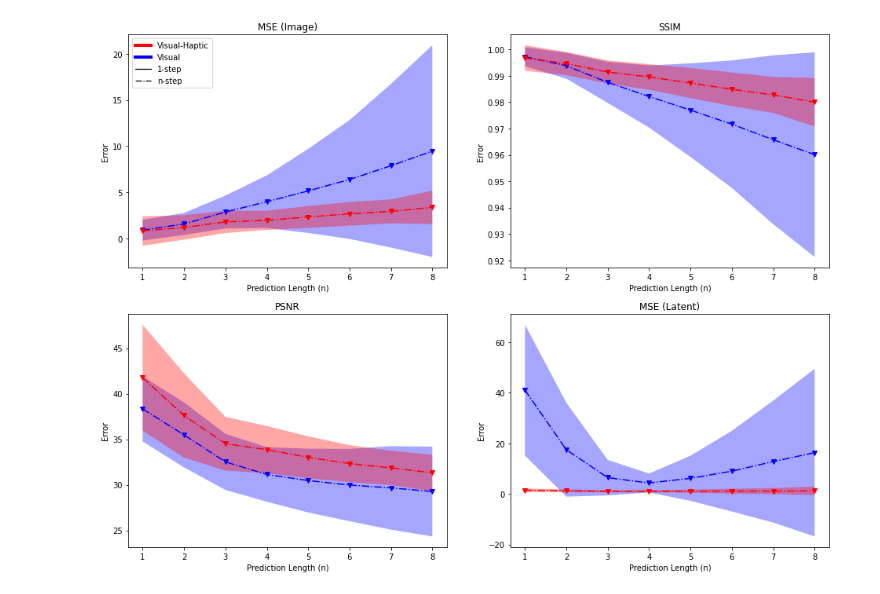
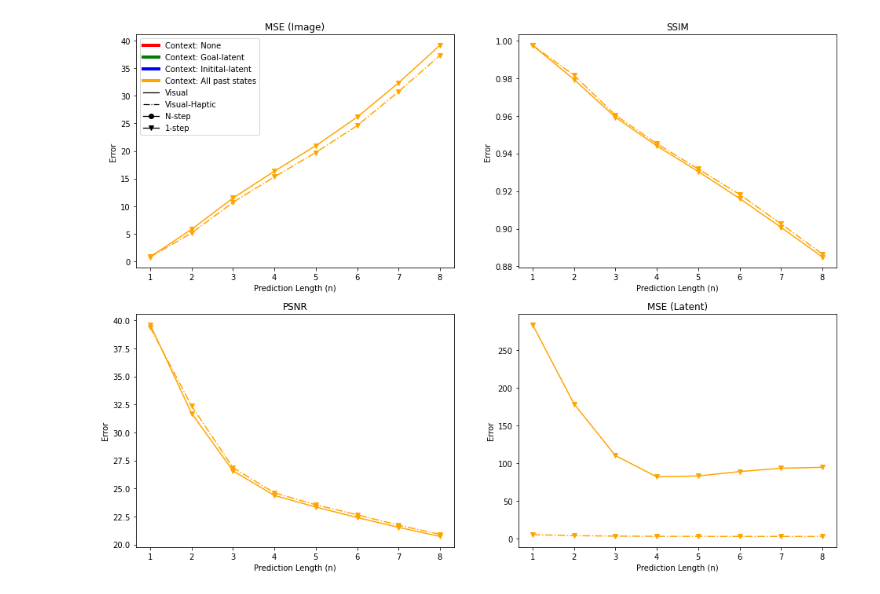
Before and after one commit to utiasSTARS/visual-haptic-dynamics, a Jupyter notebook: experiments/notebooks/benchmarks_visualpusher.ipynb, the cells around one changed output. Cells and saved outputs as stored; diff of their text form; code cells hidden in the pictures.

```diff
--- a/experiments/notebooks/benchmarks_visualpusher.ipynb
+++ b/experiments/notebooks/benchmarks_visualpusher.ipynb
@@ -18,9 +22,11 @@ args = ObjectView({'res': 64,
  'dataset_path': '/home/olimoyo/visual-haptic-dynamics/experiments/data/datasets/{}'
                    .format("visual_haptic_2D_len16_osc_withGT_8C12919B740845539C0E75B5CBAF7965.pkl"),
  'models_dir': '/home/olimoyo/visual-haptic-dynamics/saved_models/{}'
-                   .format("vaughan/osc"),
+                   .format("vaughan/test"),
  'device': 'cuda:1',
  'up_to_n_pred': 8,
+ 'n_initial': 2,
+ 'n_final': 2
 })
 
 def load_models_dir(models_dir):
@@ -225,19 +270,23 @@ fig, axs = plt.subplots(2, 2, figsize=(16,12))
 
 def add_data_to_plot(name, data, var=True):
     if "vha" in name:
-        color = "r"
-    else:
-        color = "b"
-
-    if "nstep" in name:
         linestyle = "-."
     else:
         linestyle = "-"
 
-    if "nl" in name:
+    if "nstep" in name:
         marker = "o"
     else:
         marker = "v"
+
+    if "goallatent" in name:
+        color = "g"
+    elif "none" in name:
+        color = "r"
+    elif "allpaststates" in name:
+        color = "orange"
+    else:
+        color = "b"
 
     plot_data = {'MSE_x': {"mu":[], "std":[]},
                  'SSIM': {"mu":[], "std":[]},
@@ -254,13 +303,24 @@ def add_data_to_plot(name, data, var=True):
         plot_data['MSE_z']["std"].append(v['MSE_z']["std"])
 
     custom_lines = [Line2D([0], [0], color="r", lw=4),
+                    Line2D([0], [0], color="g", lw=4),
                     Line2D([0], [0], color="b", lw=4),
+                    Line2D([0], [0], color="orange", lw=4),
                     Line2D([0], [0], color="black", linestyle="-", lw=1.25),
-                    Line2D([0], [0], color="black", linestyle="-.", lw=1.25)]
+                    Line2D([0], [0], color="black", linestyle="-.", lw=1.25),
+                    Line2D([0], [0], color="black", marker="o", lw=1.25),
+                    Line2D([0], [0], color="black", marker="v", lw=1.25)]
 
     axs[0,0].legend(
         custom_lines,
-        ['Visual-Haptic', 'Visual', '1-step', 'n-step'],
+        ['Context: None',
+         'Context: Goal-latent',
+         'Context: Initital-latent',
+         'Context: All past states',
+         'Visual',
+         'Visual-Haptic',
+         'N-step',
+         '1-step'],
         loc='upper left'
     )
 
@@ -311,33 +371,33 @@ def add_data_to_plot(name, data, var=True):
         )
     axs[1,1].plot(
         list(range(1, len(plot_data['MSE_z']["mu"]) + 1)),
         plot_data['MSE_z']["mu"],
         color=color,
         linestyle=linestyle,
         marker=marker
     )
     if var:
         axs[1,1].fill_between(
             list(range(1, len(plot_data['MSE_z']["mu"]) + 1)),
             [a_i + b_i for a_i, b_i in zip(plot_data['MSE_z']["mu"], plot_data['MSE_z']["std"])],
             [a_i - b_i for a_i, b_i in zip(plot_data['MSE_z']["mu"], plot_data['MSE_z']["std"])],
             facecolor=color,
             alpha=0.35
         )
 
     for ii in range(axs.shape[0]):
         for jj in range(axs.shape[1]):
             axs[ii, jj].set_xlabel("Prediction Length (n)")
             axs[ii, jj].set_ylabel("Error")
 
     axs[0,0].set_title("MSE (Image)")
     axs[0,1].set_title("SSIM")
     axs[1,0].set_title("PSNR")
     axs[1,1].set_title("MSE (Latent)")
 
 
 for k, v in analysis_data.items():
-    if "nstep" in k:
-        add_data_to_plot(k, v, var=True)
+#     if "nstep" in k:
+    add_data_to_plot(k, v, var=False)
 # %% [output]
-[figure, old version]
+[figure, new version]
```
Also changed, not shown: parts of 3 cells of this notebook, 4 other files.
